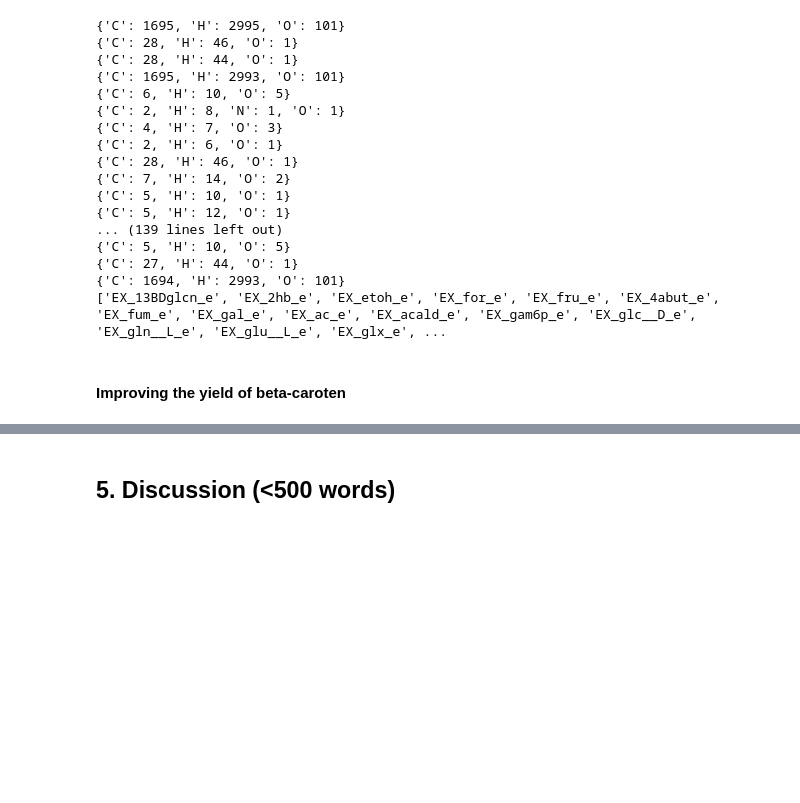
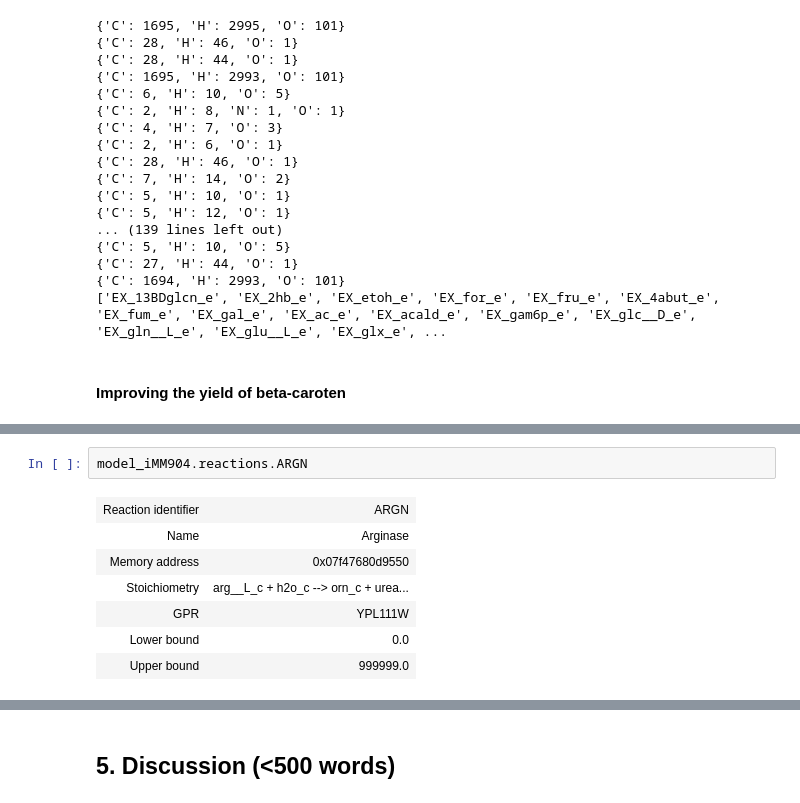
Before and after one commit to 27410/27410-2020-group-project-group-10-betacaroten-synthesis, a Jupyter notebook: Report.ipynb, the cells around one changed output, grey strips where cells are left out. Saved outputs shown, nothing was run; the diff lists cells and outputs as text; blank space fills up the shorter version.

```diff
--- a/Report.ipynb
+++ b/Report.ipynb
@@ -349,0 +383,10 @@ print(anaerobic_carbon_sources)
+# %%
+model_iMM904.reactions.ARGN
+# %% [output]
+| Reaction identifier | ARGN |
+| Name | Arginase |
+| Memory address | 0x07f47680d9550 |
+| Stoichiometry | arg__L_c + h2o_c --> orn_c + urea... |
+| GPR | YPL111W |
+| Lower bound | 0.0 |
+| Upper bound | 999999.0 |
```
Also changed, not shown: parts of 14 cells of this notebook.
